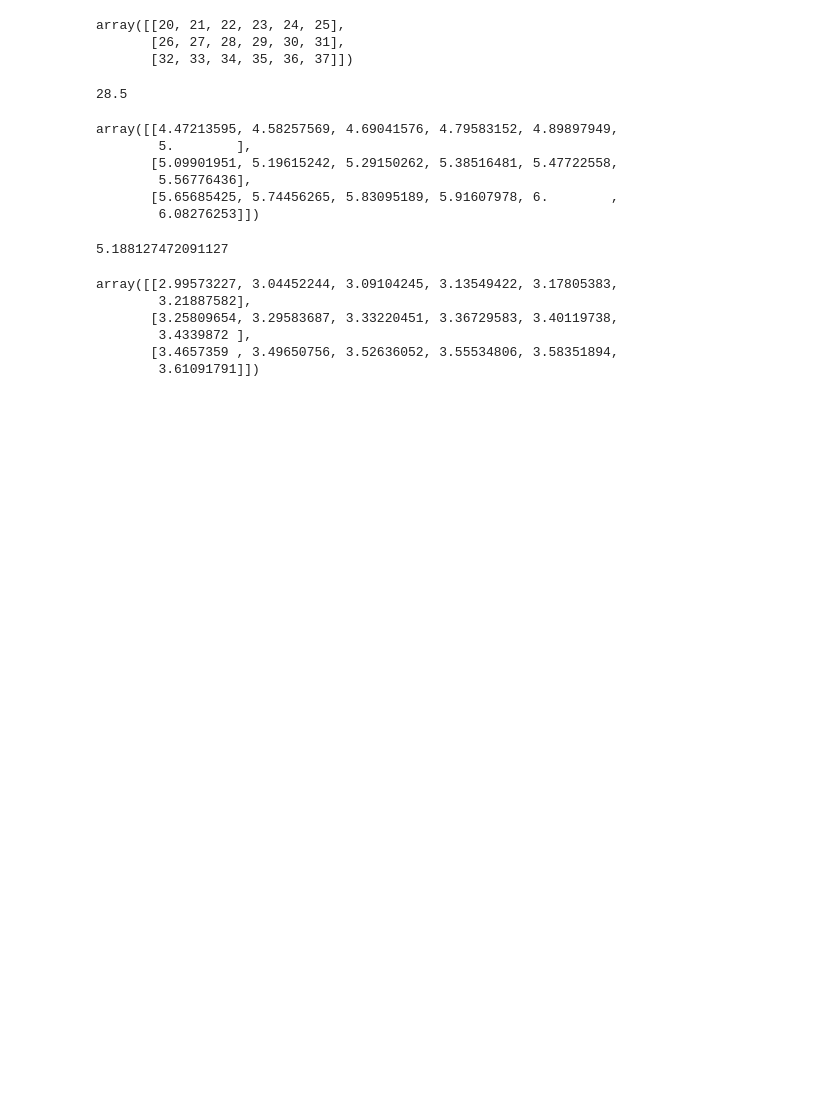
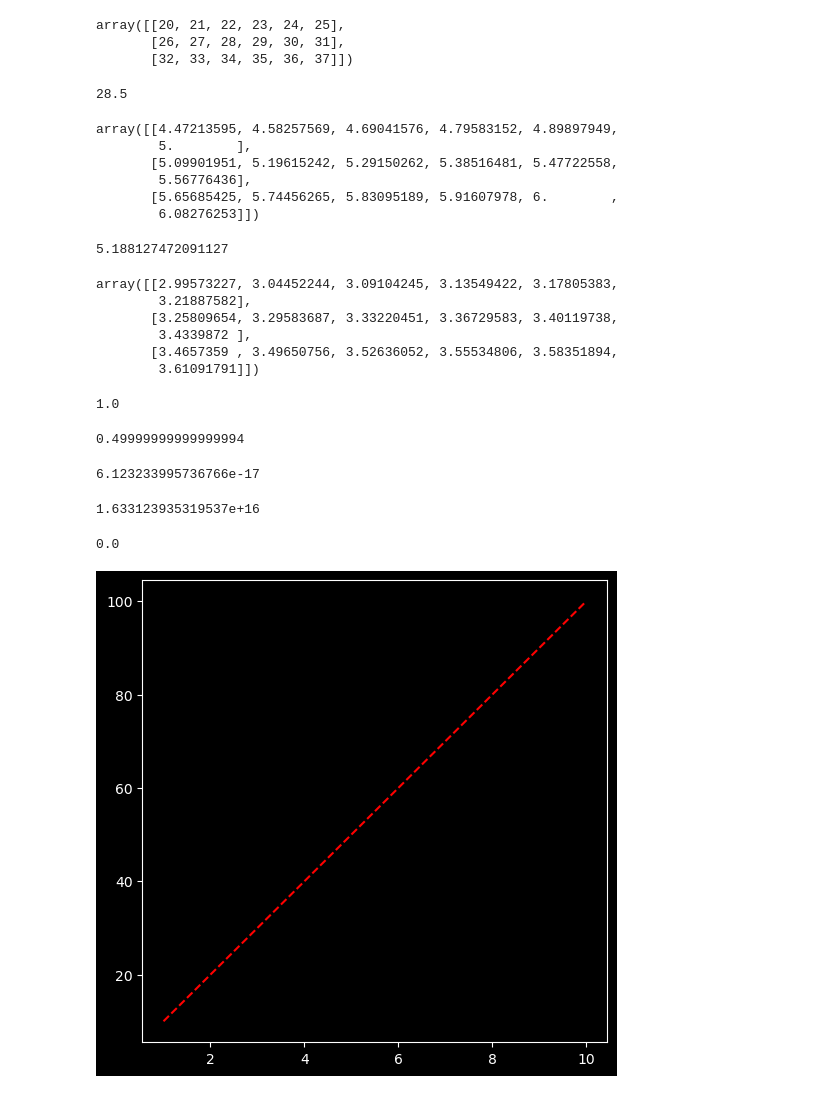
Before and after one commit to Steffin12-git/Python-learning-for-DS, a Jupyter notebook: Notebooks/NumPy/Numpy_Tutorial.ipynb, the cells around one changed output. Cells and saved outputs as stored; diff of their text form; code cells hidden in the pictures; blank space fills up the shorter version.

```diff
--- a/Notebooks/NumPy/Numpy_Tutorial.ipynb
+++ b/Notebooks/NumPy/Numpy_Tutorial.ipynb
@@ -480,3 +480,6 @@ array([[2.99573227, 3.04452244, 3.09104245, 3.13549422, 3.17805383,
         3.4339872 ],
        [3.4657359 , 3.49650756, 3.52636052, 3.55534806, 3.58351894,
         3.61091791]])
+# %%
+import matplotlib.pyplot as plt
+plt.style.use('dark_background')
@@ -482,0 +488,29 @@ array([[2.99573227, 3.04452244, 3.09104245, 3.13549422, 3.17805383,
+# %%
+np.sin(pi/2) # 90 degree
+# %% [output]
+1.0
+# %%
+np.sin(pi/6)
+# %% [output]
+0.49999999999999994
+# %%
+np.cos(pi/2)
+# %% [output]
+6.123233995736766e-17
+# %%
+np.tan(pi/2)
+# %% [output]
+1.633123935319537e+16
+# %%
+np.tan(0)
+# %% [output]
+0.0
+# %%
+x = np.arange(1,11)
+y = np.arange(10, 110, 10)
+
+plt.figure(figsize=(6,6))
+plt.plot(x, y, 'r--')
+plt.show()
+# %% [output]
+[figure, added]
```
Also changed, not shown: parts of 7 cells of this notebook.
